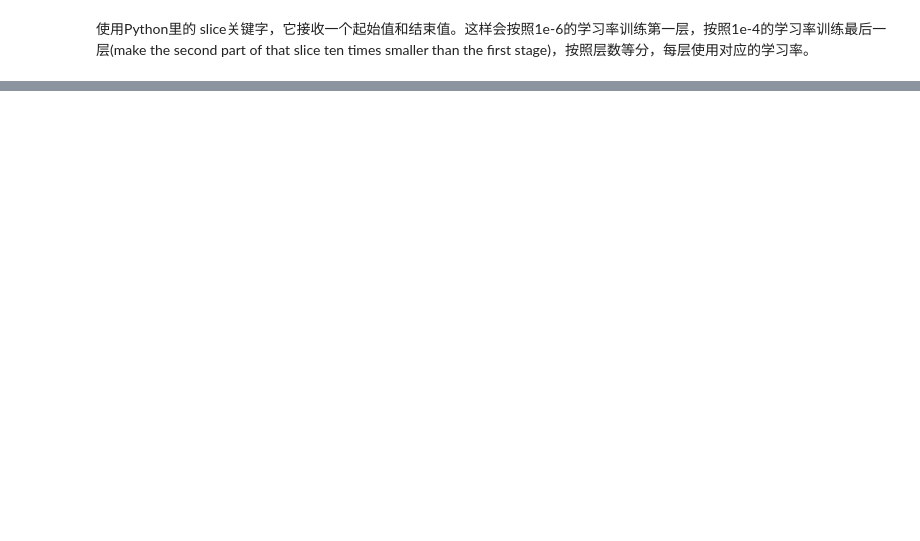
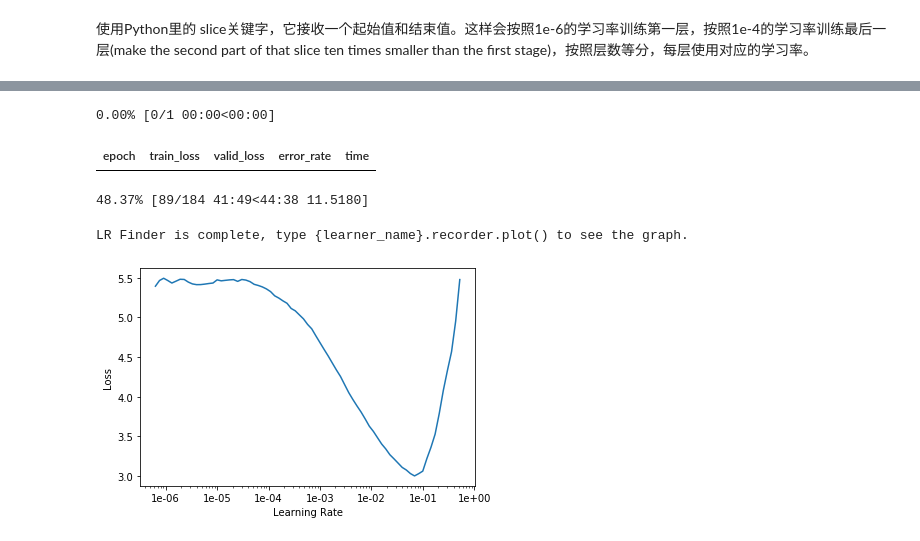
Before and after one commit to stemgene/fastai2019, a Jupyter notebook: Lesson1.ipynb, the cells around one changed output, grey strips where cells are left out. Drawn from its saved outputs; the diff is of its cells as text; code cells hidden in the pictures; blank space fills up the shorter version.

```diff
--- a/Lesson1.ipynb
+++ b/Lesson1.ipynb
@@ -307,0 +318,4 @@ learn.fit_one_cycle(2, max_lr=slice(1e-6,1e-4))
+# %%
+data = ImageDataBunch.from_name_re(path_img, fnames, pat, ds_tfms=get_transforms(), size=299, bs=bs//2).normalize(imagenet_stats)
+# %%
+learn = cnn_learner(data, models.resnet50, metrics=error_rate)
@@ -307,0 +324,9 @@ learn.fit_one_cycle(2, max_lr=slice(1e-6,1e-4))
+# %%
+learn.lr_find()
+learn.recorder.plot()
+# %% [output]
+0.00% [0/1 00:00<00:00]
+| epoch | train_loss | valid_loss | error_rate | time |
+48.37% [89/184 41:49<44:38 11.5180]
+LR Finder is complete, type {learner_name}.recorder.plot() to see the graph.
+[figure, added]
```
Also changed, not shown: parts of 32 cells of this notebook.
